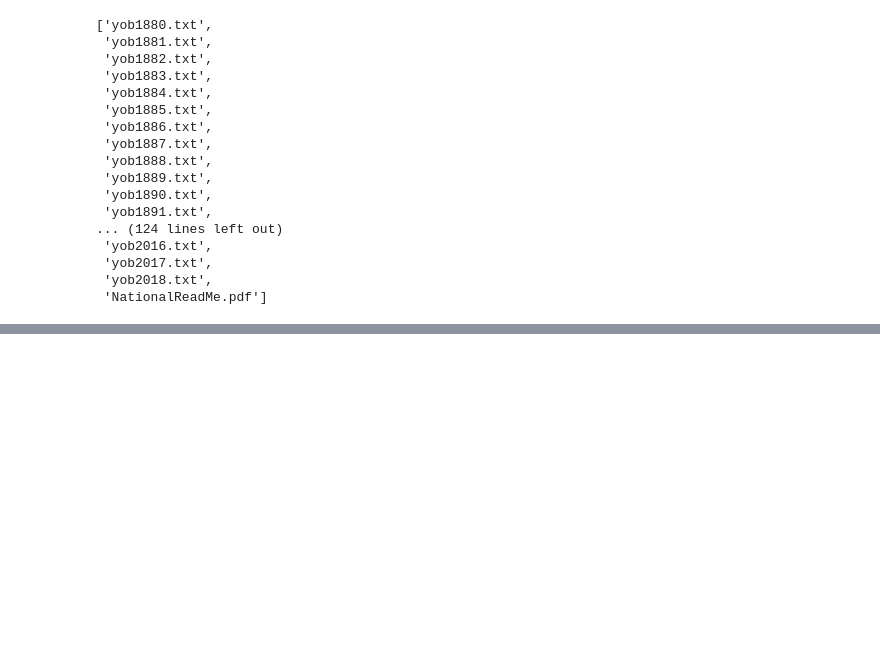
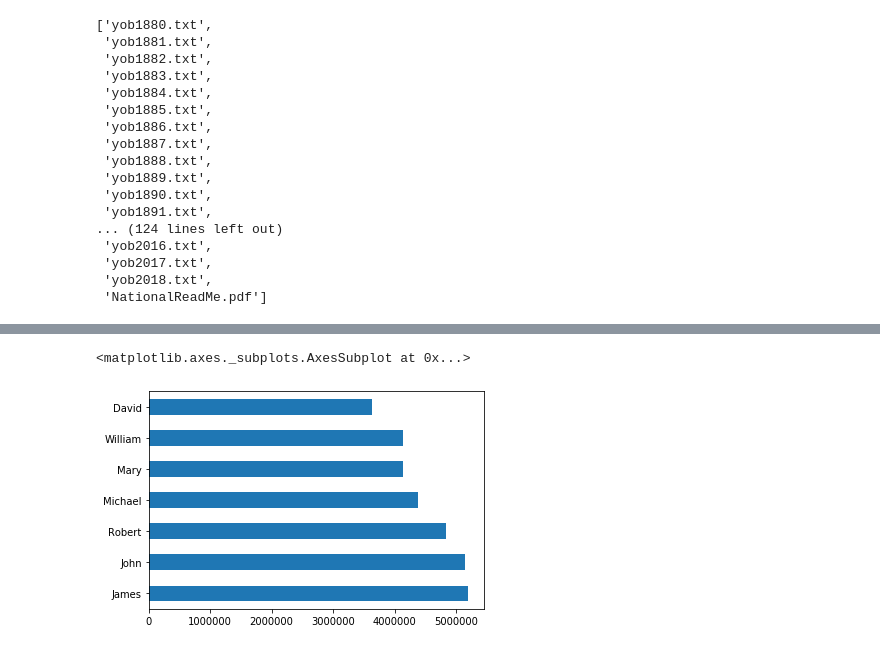
Before and after one commit to alby007100/Machine-Learning, a Jupyter notebook: SSA project/SSA name trend.ipynb, the cells around one changed output, grey strips where cells are left out. Cells and saved outputs as stored; diff of their text form; code cells hidden in the pictures; blank space fills up the shorter version.

```diff
--- a/SSA project/SSA name trend.ipynb
+++ b/SSA project/SSA name trend.ipynb
@@ -114,0 +125,2 @@ d[0]
+# %%
+df2.columns=['Name', 'Gender', 'Number of Babies']
@@ -114,0 +159,3 @@ d[0]
+# %%
+df4=df2.groupby('Name')
+df4
@@ -114,0 +164,2 @@ d[0]
+# %%
+df5=df4['Number of Babies'].sum().sort_values(ascending=False)
@@ -114,0 +186,2 @@ d[0]
+# %%
+s2=pd.Series(df5, index=["James", "John", "Robert",  "Michael",  "Mary",  "William", "David" ])
@@ -114,0 +199,5 @@ d[0]
+# %%
+s2.plot.barh()
+# %% [output]
+<matplotlib.axes._subplots.AxesSubplot at 0x...>
+[figure, added]
```
Also changed, not shown: parts of 26 cells of this notebook.
